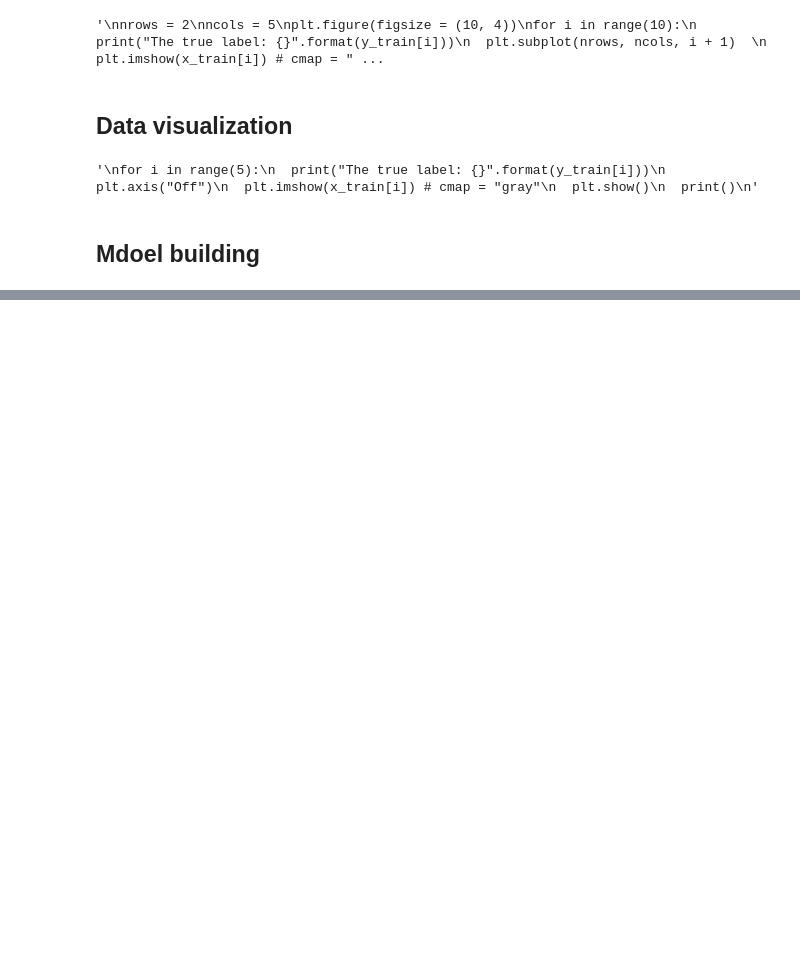
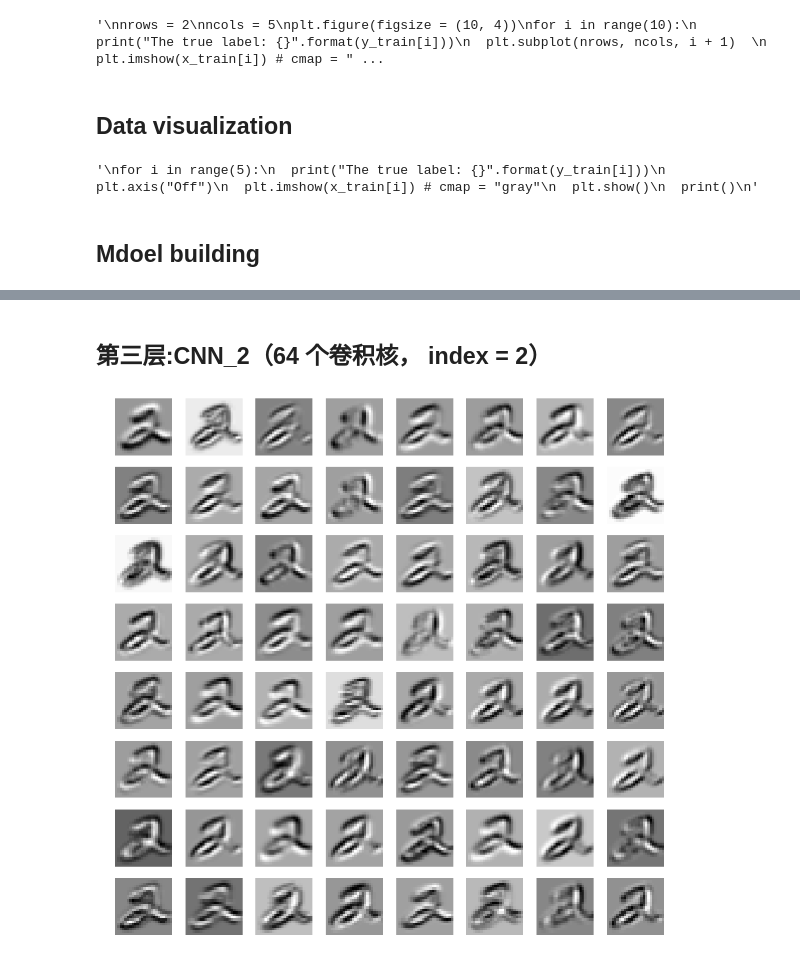
Before and after one commit to xslittlemaggie/Deep-Learning-Projects, a Jupyter notebook: MNIST_CNN.ipynb, the cells around one changed output, grey strips where cells are left out. Saved outputs shown, nothing was run; the diff lists cells and outputs as text; code cells hidden in the pictures; blank space fills up the shorter version.

```diff
--- a/MNIST_CNN.ipynb
+++ b/MNIST_CNN.ipynb
@@ -154,0 +242,6 @@ _________________________________________________________________
+# %% [markdown]
+## 第三层:CNN_2（64 个卷积核， index = 2）
+# %%
+display_activation(activations, 8, 8, 2, figsize = (14, 14))
+# %% [output]
+[figure, added]
```
Also changed, not shown: parts of 29 cells of this notebook.
